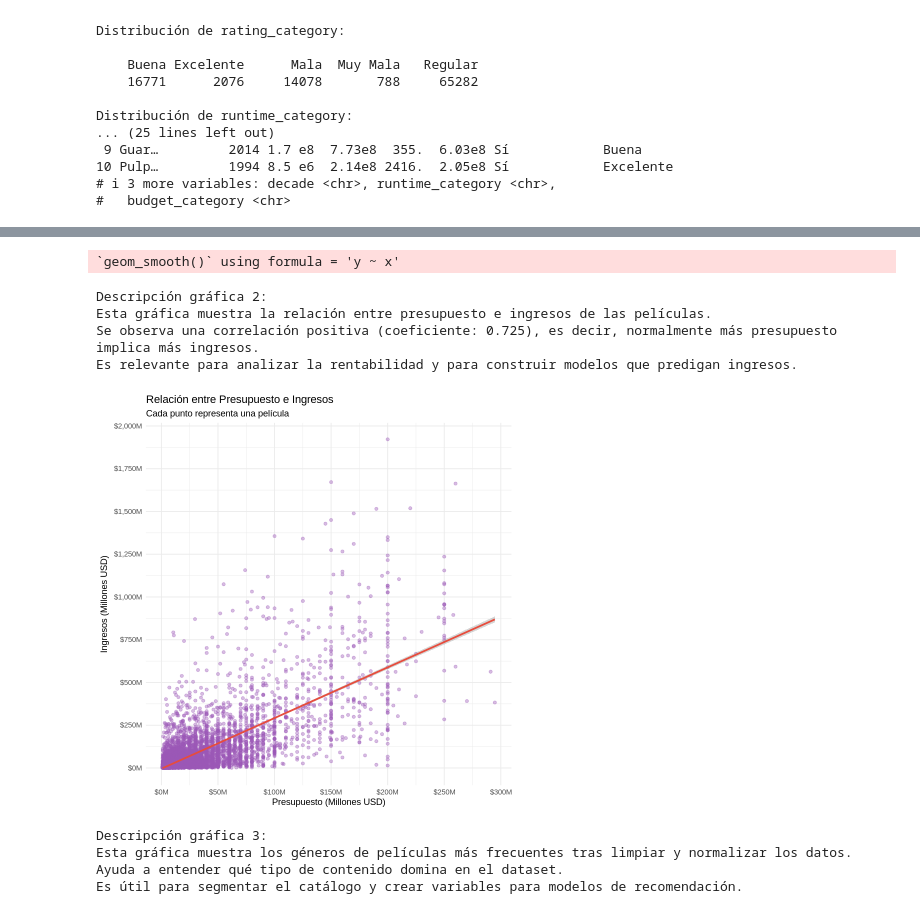
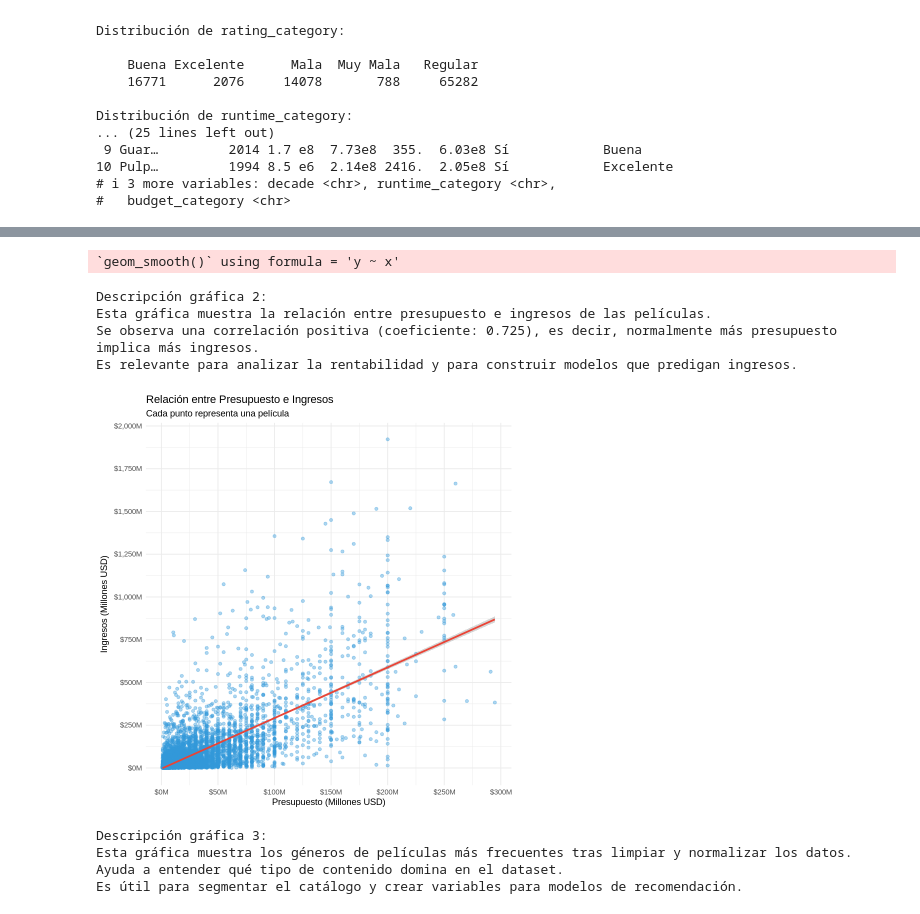
Before and after one commit to nicolarus05/EDA-IMDB-TMDB, a Jupyter notebook: EDA_IMDB.ipynb, the cells around one changed output, grey strips where cells are left out. Cells and saved outputs as stored; diff of their text form; code cells hidden in the pictures.

```diff
--- a/EDA_IMDB.ipynb
+++ b/EDA_IMDB.ipynb
@@ -467,36 +466,36 @@ movies_filtered <- movies %>%
   filter(budget > 1e6, revenue > 1e6, budget < 3e8, revenue < 2e9)
 
 ggplot(movies_filtered, aes(x = budget, y = revenue)) +
-  geom_point(alpha = 0.4, color = "#9b59b6", size = 1.5) +
-  geom_smooth(method = "lm", se = TRUE, color = "#e74c3c", size = 1) +
+  geom_point(alpha = 0.4, color = "#3498db", size = 1.5) + # Color modificado
+  geom_smooth(method = "lm", se = TRUE, color = "#EA4335", size = 1) + # Color modificado
   scale_x_continuous(
     labels = dollar_format(scale = 1e-6, suffix = "M"),
     breaks = seq(0, 300, by = 50) * 1e6
   ) +
   scale_y_continuous(
     labels = dollar_format(scale = 1e-6, suffix = "M"),
     breaks = seq(0, 2000, by = 250) * 1e6
   ) +
   labs(title = "Relación entre Presupuesto e Ingresos",
        subtitle = "Cada punto representa una película",
        x = "Presupuesto (Millones USD)", y = "Ingresos (Millones USD)") +
   theme_minimal()
 
 cor_value <- cor(movies_filtered$budget, movies_filtered$revenue, use = "complete.obs")
 
 cat("Descripción gráfica 2:\n")
 cat("Esta gráfica muestra la relación entre presupuesto e ingresos de las películas.\n")
 cat("Se observa una correlación positiva (coeficiente: ")
 cat(round(cor_value, 3))
 cat("), es decir, normalmente más presupuesto implica más ingresos.\n")
 cat("Es relevante para analizar la rentabilidad y para construir modelos que predigan ingresos.\n\n")
 # %% [output]
 `geom_smooth()` using formula = 'y ~ x'
 Descripción gráfica 2:
 Esta gráfica muestra la relación entre presupuesto e ingresos de las películas.
 Se observa una correlación positiva (coeficiente: 0.725), es decir, normalmente más presupuesto implica más ingresos.
 Es relevante para analizar la rentabilidad y para construir modelos que predigan ingresos.
-[figure, old version]
+[figure, new version]
 # %%
 # ------------------------------------------------
 # Gráfica 3: Top 10 géneros
```
Also changed, not shown: parts of 15 cells of this notebook.
